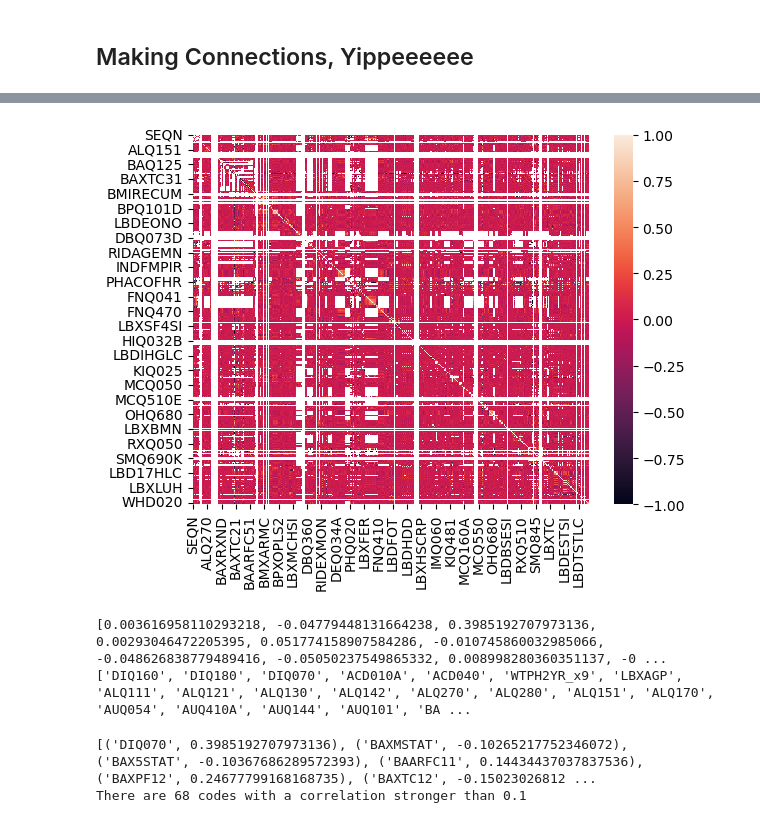
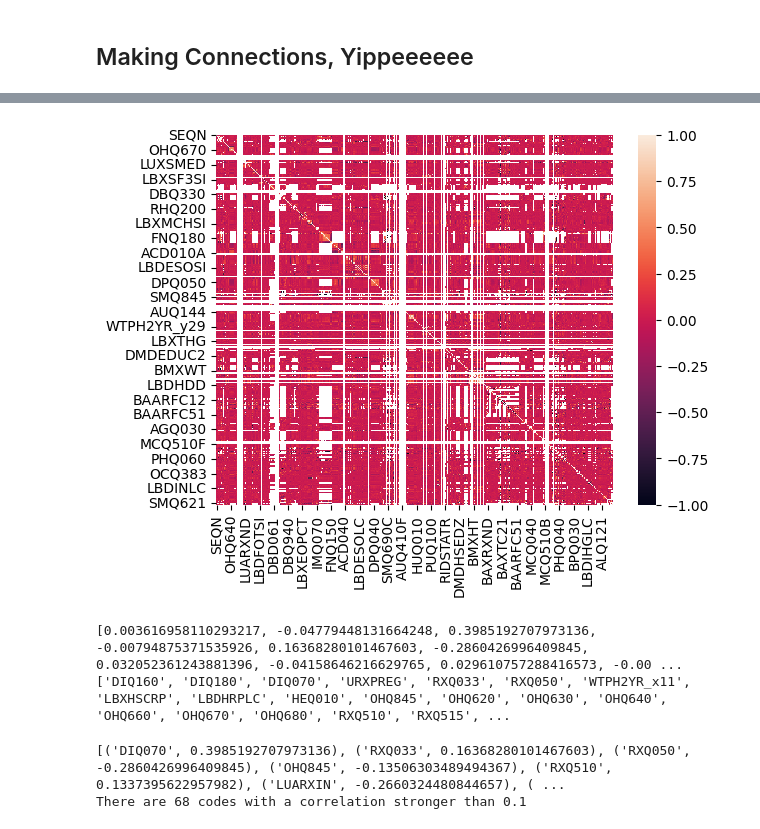
Before and after one commit to PiSaucer/CS426-Project, a Jupyter notebook: diabetes.ipynb, the cells around one changed output, grey strips where cells are left out. Saved outputs shown, nothing was run; the diff lists cells and outputs as text; code cells hidden in the pictures.

```diff
--- a/diabetes.ipynb
+++ b/diabetes.ipynb
@@ -264,14 +264,14 @@ df.to_csv('all_data.csv', index=False)
 # %%
 # import csv
 df = pd.read_csv('all_data.csv')
 
-# making correlation graph
-corrmat = df.corr()
+# making correlation graph - only include numeric columns
+corrmat = df.corr(numeric_only=True)
 round(corrmat, 2)
 sns.heatmap(corrmat)
 plt.show()
 # %% [output]
-[figure, old version]
+[figure, new version]
 # %%
 # gets lists of correlations to DIQ010 (diagnosed w/ diabetes) and the corresponding codes
 correlations = corrmat['DIQ010'].dropna().tolist()[2:]
@@ -280,8 +280,8 @@ codes = corrmat['DIQ010'].dropna().keys().tolist()[2:]
 print(correlations)
 print(codes)
 # %% [output]
-[0.003616958110293218, -0.04779448131664238, 0.3985192707973136, 0.00293046472205395, 0.051774158907584286, -0.010745860032985066, -0.048626838779489416, -0.05050237549865332, 0.008998280360351137, -0 ...
-['DIQ160', 'DIQ180', 'DIQ070', 'ACD010A', 'ACD040', 'WTPH2YR_x9', 'LBXAGP', 'ALQ111', 'ALQ121', 'ALQ130', 'ALQ142', 'ALQ270', 'ALQ280', 'ALQ151', 'ALQ170', 'AUQ054', 'AUQ410A', 'AUQ144', 'AUQ101', 'BA ...
+[0.003616958110293217, -0.04779448131664248, 0.3985192707973136, -0.00794875371535926, 0.16368280101467603, -0.2860426996409845, 0.032052361243881396, -0.04158646216629765, 0.029610757288416573, -0.00 ...
+['DIQ160', 'DIQ180', 'DIQ070', 'URXPREG', 'RXQ033', 'RXQ050', 'WTPH2YR_x11', 'LBXHSCRP', 'LBDHRPLC', 'HEQ010', 'OHQ845', 'OHQ620', 'OHQ630', 'OHQ640', 'OHQ660', 'OHQ670', 'OHQ680', 'RXQ510', 'RXQ515', ...
 # %%
 # create a list of codes with decent correlation, format: (code, correlation)
 
@@ -293,7 +293,7 @@ for i in range(len(correlations)):
 print(filtCorrs)
 print(f'There are {len(filtCorrs)} codes with a correlation stronger than 0.1')
 # %% [output]
-[('DIQ070', 0.3985192707973136), ('BAXMSTAT', -0.10265217752346072), ('BAX5STAT', -0.10367686289572393), ('BAARFC11', 0.14434437037837536), ('BAXPF12', 0.24677799168168735), ('BAXTC12', -0.15023026812 ...
+[('DIQ070', 0.3985192707973136), ('RXQ033', 0.16368280101467603), ('RXQ050', -0.2860426996409845), ('OHQ845', -0.13506303489494367), ('RXQ510', 0.1337395622957982), ('LUARXIN', -0.2660324480844657), ( ...
 There are 68 codes with a correlation stronger than 0.1
 # %%
 # graph of the amount of features we can get with different correlation thresholds
```
Also changed, not shown: parts of 15 cells of this notebook, 1 other file.
